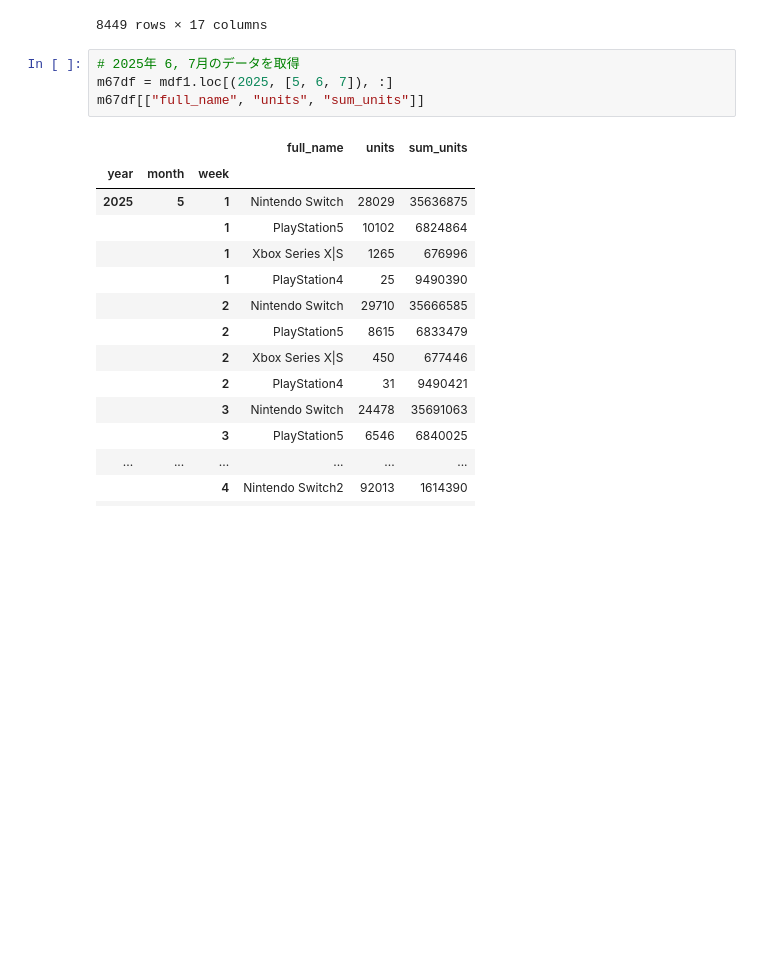
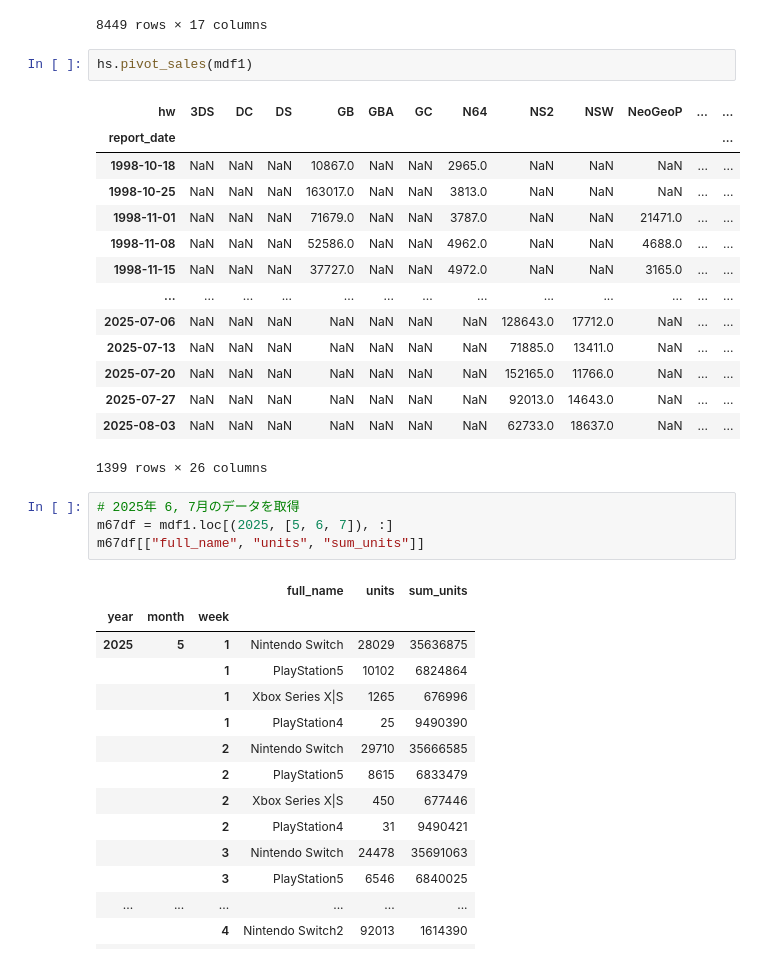
Before and after one commit to hidenden/gamedata, a Jupyter notebook: notebook/dev/multiindex_trial.ipynb, the cells around one changed output. Saved outputs shown, nothing was run; the diff lists cells and outputs as text; blank space fills up the shorter version.

```diff
--- a/notebook/dev/multiindex_trial.ipynb
+++ b/notebook/dev/multiindex_trial.ipynb
@@ -45,6 +45,23 @@ mdf1
 |  |  | 1 | 2025-08-03_XSX | 2025-07-28 | 2025-08-03 | 2025-08-03 | 7 | XSX | 271 | ... |
 |  |  | 1 | 2025-08-03_PS4 | 2025-07-28 | 2025-08-03 | 2025-08-03 | 7 | PS4 | 19 | ... |
 8449 rows × 17 columns
+# %%
+hs.pivot_sales(mdf1)
+# %% [output]
+| hw | 3DS | DC | DS | GB | GBA | GC | N64 | NS2 | NSW | NeoGeoP | ... | ... |
+| report_date |  |  |  |  |  |  |  |  |  |  |  | ... |
+| 1998-10-18 | NaN | NaN | NaN | 10867.0 | NaN | NaN | 2965.0 | NaN | NaN | NaN | ... | ... |
+| 1998-10-25 | NaN | NaN | NaN | 163017.0 | NaN | NaN | 3813.0 | NaN | NaN | NaN | ... | ... |
+| 1998-11-01 | NaN | NaN | NaN | 71679.0 | NaN | NaN | 3787.0 | NaN | NaN | 21471.0 | ... | ... |
+| 1998-11-08 | NaN | NaN | NaN | 52586.0 | NaN | NaN | 4962.0 | NaN | NaN | 4688.0 | ... | ... |
+| 1998-11-15 | NaN | NaN | NaN | 37727.0 | NaN | NaN | 4972.0 | NaN | NaN | 3165.0 | ... | ... |
+| ... | ... | ... | ... | ... | ... | ... | ... | ... | ... | ... | ... | ... |
+| 2025-07-06 | NaN | NaN | NaN | NaN | NaN | NaN | NaN | 128643.0 | 17712.0 | NaN | ... | ... |
+| 2025-07-13 | NaN | NaN | NaN | NaN | NaN | NaN | NaN | 71885.0 | 13411.0 | NaN | ... | ... |
+| 2025-07-20 | NaN | NaN | NaN | NaN | NaN | NaN | NaN | 152165.0 | 11766.0 | NaN | ... | ... |
+| 2025-07-27 | NaN | NaN | NaN | NaN | NaN | NaN | NaN | 92013.0 | 14643.0 | NaN | ... | ... |
+| 2025-08-03 | NaN | NaN | NaN | NaN | NaN | NaN | NaN | 62733.0 | 18637.0 | NaN | ... | ... |
+1399 rows × 26 columns
 # %%
 # 2025年 6, 7月のデータを取得
 m67df = mdf1.loc[(2025, [5, 6, 7]), :]
```
